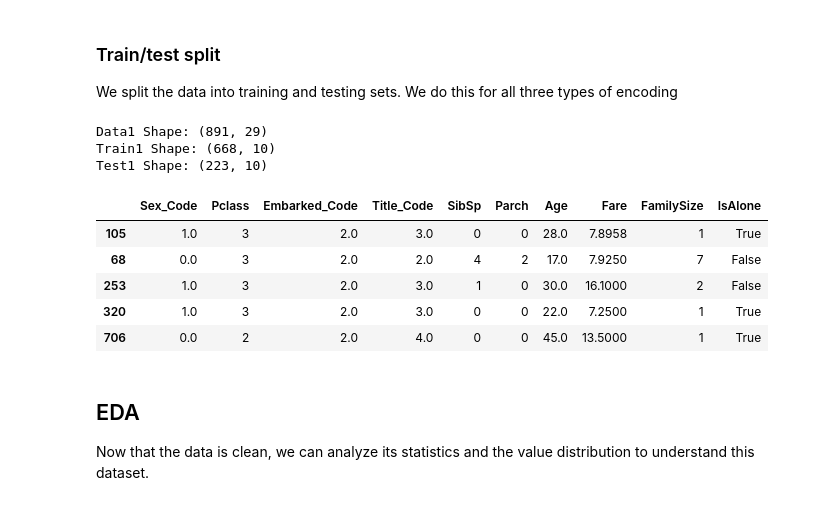
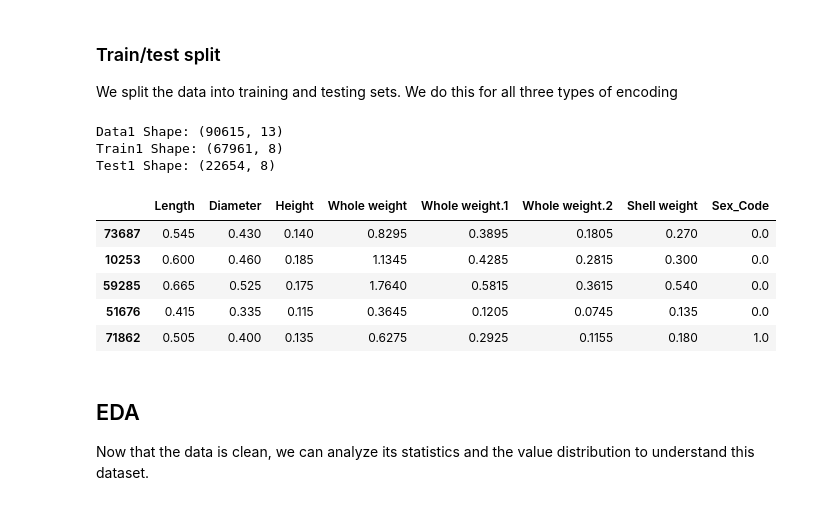
Before and after one commit to NicolasChagnet/kaggle-datasets-analysis, a Jupyter notebook: Abalone Regression/abalone_regression_iteration_2.ipynb, the cells around one changed output. Saved outputs shown, nothing was run; the diff lists cells and outputs as text; code cells hidden in the pictures.

```diff
--- a/Abalone Regression/abalone_regression_iteration_2.ipynb
+++ b/Abalone Regression/abalone_regression_iteration_2.ipynb
@@ -70,8 +63,8 @@ Matplotlib version 3.8.3
 ## Data preparation
 # %%
 # Import data in training, testing and validation sets
-location_dataset = "Titanic Disaster/data/train.csv"
-location_dataset_val = "Titanic Disaster/data/test.csv"
+location_dataset = "data/train.csv"
+location_dataset_val = "data/test.csv"
 
 data_raw = pd.read_csv(location_dataset)
 data_val_raw = pd.read_csv(location_dataset_val)
@@ -206,27 +195 @@ Embarked    0
 dtype: int64
-# %%
-#### CREATING
-for dataset in [data1, data_val]:
-    # Discrete variables
-    dataset["FamilySize"] = dataset["SibSp"] + dataset["Parch"] + 1
-    dataset["IsAlone"] = dataset["FamilySize"] == 1
-
-    dataset["Title"] = dataset["Name"].str.split(", ", expand=True)[1].str.split(".", expand=True)[0]
-
-    # Continuous variables (qcut = frequency bins, cut = value bins)
-    dataset["FareBin"] = pd.qcut(dataset["Fare"], 4)
-    dataset["AgeBin"] = pd.cut(dataset["Age"].astype("int"), 5)
-
-# Cleanup uncommon titles
-print(data1["Title"].value_counts())
-print("-" * 10)
-threshold_count = 10
-title_names = data1["Title"].value_counts() < threshold_count
-data1["Title"] = data1["Title"].apply(lambda x: "Misc" if title_names[x] else x)
-print(data1["Title"].value_counts())
-print("-" * 10)
-
-# preview data again
-data1.info()
-data_val.info()
-data1.sample(10)
@@ -439,25 +399,24 @@ Dummy X Y:  ['Pclass', 'SibSp', 'Parch', 'FamilySize', 'IsAlone', 'Sex_male', 'S
 We split the data into training and testing sets. We do this for all three types of encoding
 # %%
 train1_x, test1_x, train1_y, test1_y = model_selection.train_test_split(data1[features_original_coded], data1[target], random_state = 0)
-train1_x_bin, test1_x_bin, train1_y_bin, test1_y_bin = model_selection.train_test_split(data1[features_bin_coded], data1[target] , random_state = 0)
 train1_x_dummy, test1_x_dummy, train1_y_dummy, test1_y_dummy = model_selection.train_test_split(data1[features_dummy], data1[target], random_state = 0)
 
 
 print("Data1 Shape: {}".format(data1.shape))
 print("Train1 Shape: {}".format(train1_x.shape))
 print("Test1 Shape: {}".format(test1_x.shape))
 
 train1_x.head()
 # %% [output]
-Data1 Shape: (891, 29)
-Train1 Shape: (668, 10)
-Test1 Shape: (223, 10)
+Data1 Shape: (90615, 13)
+Train1 Shape: (67961, 8)
+Test1 Shape: (22654, 8)
-|  | Sex_Code | Pclass | Embarked_Code | Title_Code | SibSp | Parch | Age | Fare | FamilySize | IsAlone |
-| 105 | 1.0 | 3 | 2.0 | 3.0 | 0 | 0 | 28.0 | 7.8958 | 1 | True |
-| 68 | 0.0 | 3 | 2.0 | 2.0 | 4 | 2 | 17.0 | 7.9250 | 7 | False |
-| 253 | 1.0 | 3 | 2.0 | 3.0 | 1 | 0 | 30.0 | 16.1000 | 2 | False |
-| 320 | 1.0 | 3 | 2.0 | 3.0 | 0 | 0 | 22.0 | 7.2500 | 1 | True |
-| 706 | 0.0 | 2 | 2.0 | 4.0 | 0 | 0 | 45.0 | 13.5000 | 1 | True |
+|  | Length | Diameter | Height | Whole weight | Whole weight.1 | Whole weight.2 | Shell weight | Sex_Code |
+| 73687 | 0.545 | 0.430 | 0.140 | 0.8295 | 0.3895 | 0.1805 | 0.270 | 0.0 |
+| 10253 | 0.600 | 0.460 | 0.185 | 1.1345 | 0.4285 | 0.2815 | 0.300 | 0.0 |
+| 59285 | 0.665 | 0.525 | 0.175 | 1.7640 | 0.5815 | 0.3615 | 0.540 | 0.0 |
+| 51676 | 0.415 | 0.335 | 0.115 | 0.3645 | 0.1205 | 0.0745 | 0.135 | 0.0 |
+| 71862 | 0.505 | 0.400 | 0.135 | 0.6275 | 0.2925 | 0.1155 | 0.180 | 1.0 |
 # %% [markdown]
 ## EDA
 
```
Also changed, not shown: parts of 30 cells of this notebook, 5 other files.
